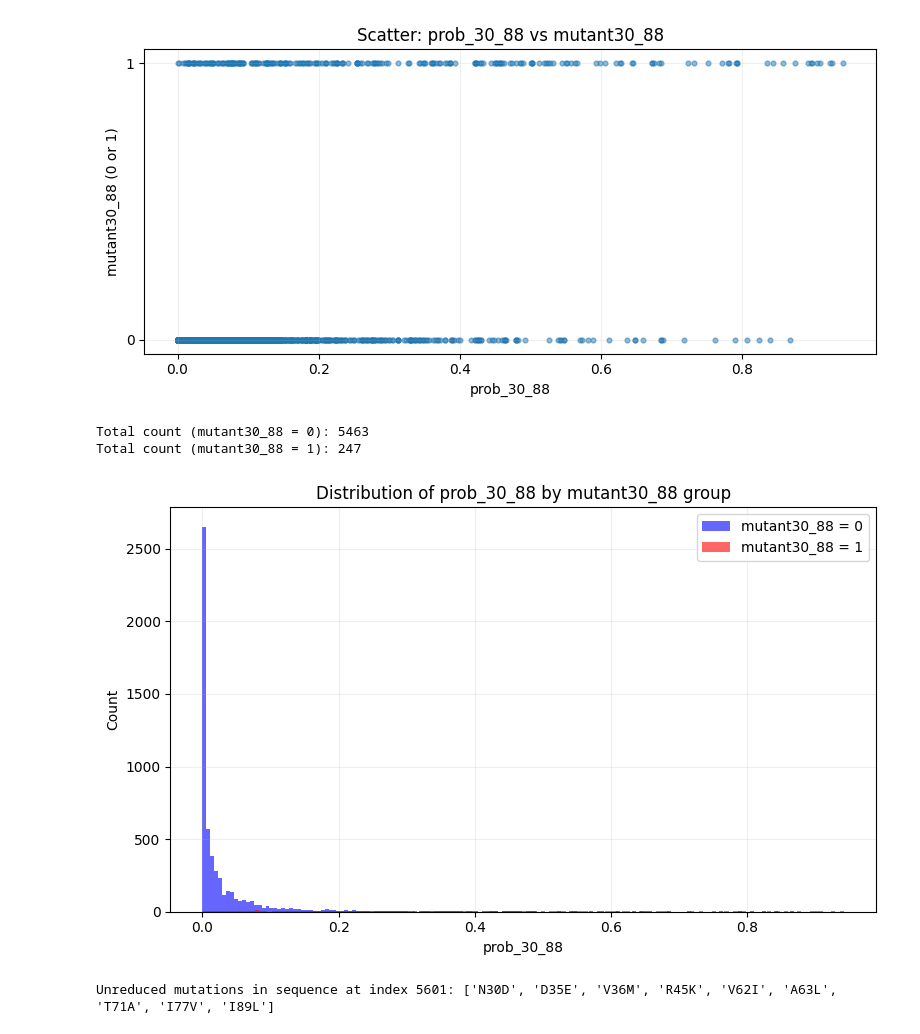
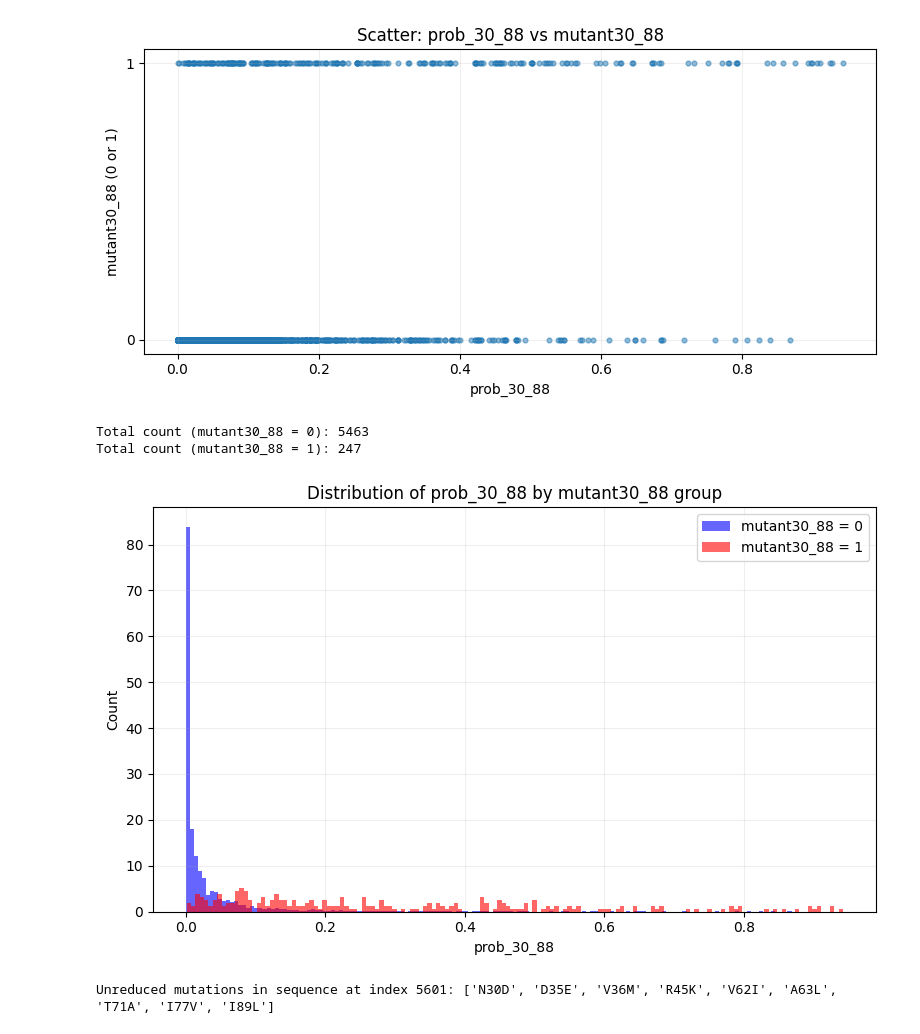
Before and after one commit to Daniel-Xkan/potts_model_test, a Jupyter notebook: ms1/PR/prove_probability.ipynb, the cells around one changed output. Saved outputs shown, nothing was run; the diff lists cells and outputs as text; code cells hidden in the pictures.

```diff
--- a/ms1/PR/prove_probability.ipynb
+++ b/ms1/PR/prove_probability.ipynb
@@ -51,7 +51,7 @@ pair1 = ("D30N", "N88D")
 pair2 = ("V32I", "I47V")
 
 ######## GOF subcategories for pair1
-pr_subcat_v2 = functions.seqs_to_subcatagories_v2(PR_all_seq, pair1[0], pair1[1], 1, 99, PR_J, PR_redux)
+pr_subcat_v2 = functions.seqs_to_subcatagories_v4(PR_all_seq, pair1[0], pair1[1], 1, 99, PR_J, PR_redux)
 gof_v2 = pr_subcat_v2["gof"]
 ########
 pair1_reduced = (
@@ -84,8 +84,8 @@ for idx, (seq_reduced, seq_unreduced) in enumerate(zip(PR_all_seq, PR_all_seq_un
     if (r32, r47) == (pair2[0][-1], pair2[1][-1]):
         mutant32_47 = 1
 
-    prob_30_88 = functions.calculate_double_mutant_probablity_v2(seq_reduced, pair1_reduced[0], pair1_reduced[1], PR_J, 1, 99)
-    prob_32_47 = functions.calculate_double_mutant_probablity_v2(seq_reduced, pair2_reduced[0], pair2_reduced[1], PR_J, 1, 99)
+    prob_30_88 = functions.calculate_double_mutant_probability_from_dde_no_substitution(seq_reduced, pair1_reduced[0], pair1_reduced[1], PR_J, 1, 99)
+    prob_32_47 = functions.calculate_double_mutant_probability_from_dde_no_substitution(seq_reduced, pair2_reduced[0], pair2_reduced[1], PR_J, 1, 99)
 
     mutations = functions.get_mutations_from_sequence(seq_reduced, PR_consensus_seq)
     mutations_unreduced = []
@@ -103,6 +103,6 @@ for idx, (seq_reduced, seq_unreduced) in enumerate(zip(PR_all_seq, PR_all_seq_un
         'mutations': mutations_unreduced.copy()
     })
 df_results = pd.DataFrame(all_seq_probabilities)
-df_results.to_csv('all_seq_probabilities.csv', index=False)
-print(f"Saved {len(df_results)} sequences to all_seq_probabilities.csv")
+df_results.to_csv('all_seq_probabilities_v3_no_sub.csv', index=False)
+print(f"Saved {len(df_results)} sequences to all_seq_probabilities_v3_no_sub.csv")
 # %% [output]
@@ -193,23 +193,23 @@ plt.show()
 # %%
 vals_0 = df_results.loc[df_results["mutant30_88"] == 0, "prob_30_88"]
 vals_1 = df_results.loc[df_results["mutant30_88"] == 1, "prob_30_88"]
 print(f"Total count (mutant30_88 = 0): {len(vals_0)}")
 print(f"Total count (mutant30_88 = 1): {len(vals_1)}")
 plt.figure(figsize=(8, 5))
-plt.hist(vals_0, bins=150, alpha=0.6, label="mutant30_88 = 0", color="blue")
-plt.hist(vals_1, bins=150, alpha=0.6, label="mutant30_88 = 1", color="red")
+plt.hist(vals_0, bins=150, alpha=0.6, density =True, label="mutant30_88 = 0", color="blue")
+plt.hist(vals_1, bins=150, alpha=0.6, density =True, label="mutant30_88 = 1", color="red")
 
 plt.xlabel("prob_30_88")
 plt.ylabel("Count")
 plt.title("Distribution of prob_30_88 by mutant30_88 group")
 plt.legend()
 plt.grid(alpha=0.2)
 plt.tight_layout()
 plt.show()
 # %% [output]
 Total count (mutant30_88 = 0): 5463
 Total count (mutant30_88 = 1): 247
-[figure, old version]
+[figure, new version]
 # %%
 mutations_5601= functions.get_mutations_from_sequence(PR_all_seq[5601], PR_consensus_seq)
 mutations_5601_unreduced = []
```
Also changed, not shown: parts of 2 cells of this notebook, 17 other files.
